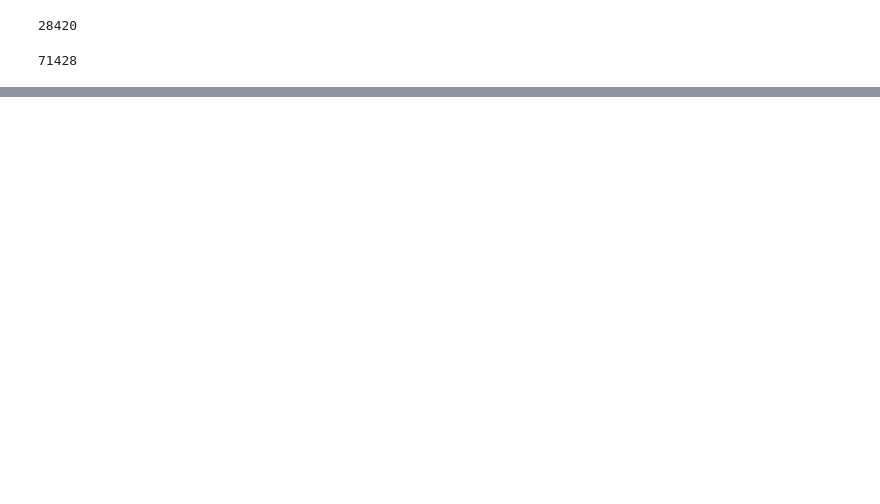
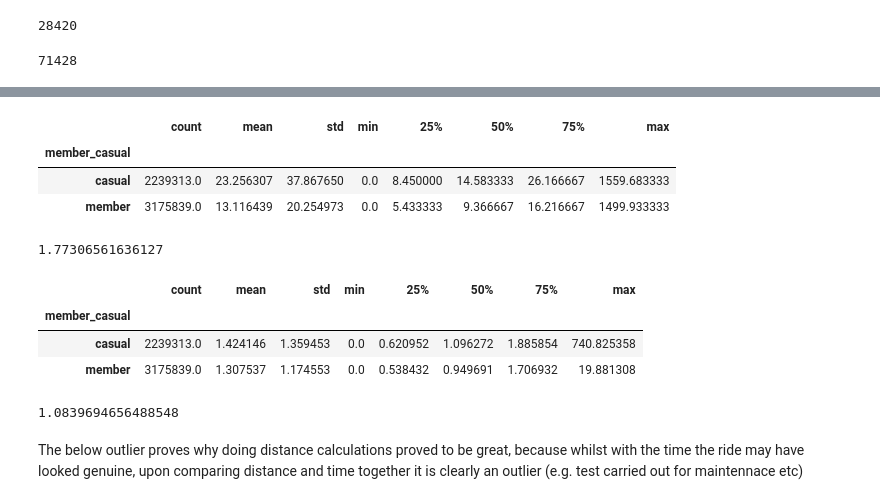
Before and after one commit to Coded123/Google_Data_Analytics_Capstone, a Jupyter notebook: cyclistic_bikeshare_project/cyclistic_bikeshare_analysis_ttm_2021_2022.ipynb, the cells around one changed output, grey strips where cells are left out. Drawn from its saved outputs; the diff is of its cells as text; code cells hidden in the pictures; blank space fills up the shorter version.

Commit message:
some analysis carried out

```diff
--- a/cyclistic_bikeshare_project/cyclistic_bikeshare_analysis_ttm_2021_2022.ipynb
+++ b/cyclistic_bikeshare_project/cyclistic_bikeshare_analysis_ttm_2021_2022.ipynb
@@ -194,0 +188,31 @@ bike_share
+# %%
+#groupby member/casual
+mc_grp = bike_share.groupby('member_casual')
+# %%
+#apply groupby on the ride length and get some descriptive statistics
+mc_grp['ride_length_mins'].describe()
+# %% [output]
+|  | count | mean | std | min | 25% | 50% | 75% | max |
+| member_casual |  |  |  |  |  |  |  |  |
+| casual | 2239313.0 | 23.256307 | 37.867650 | 0.0 | 8.450000 | 14.583333 | 26.166667 | 1559.683333 |
+| member | 3175839.0 | 13.116439 | 20.254973 | 0.0 | 5.433333 | 9.366667 | 16.216667 | 1499.933333 |
+# %%
+# average ride length of casual/member = 1.77 longer
+23.256307/13.116439
+# %% [output]
+1.77306561636127
+# %%
+#apply groupby on the ride distance and get some descriptive statistics
+mc_grp['journey_distance_miles'].describe()
+# %% [output]
+|  | count | mean | std | min | 25% | 50% | 75% | max |
+| member_casual |  |  |  |  |  |  |  |  |
+| casual | 2239313.0 | 1.424146 | 1.359453 | 0.0 | 0.620952 | 1.096272 | 1.885854 | 740.825358 |
+| member | 3175839.0 | 1.307537 | 1.174553 | 0.0 | 0.538432 | 0.949691 | 1.706932 | 19.881308 |
+# %%
+#On average, casual riders ride 10% longer distance than members, the max value seems to be an outlier
+1.42/1.31
+# %% [output]
+1.0839694656488548
+# %% [markdown]
+The below outlier proves why doing distance calculations proved to be great, because whilst with the time the ride may have looked genuine, upon comparing distance and time together it is clearly an outlier (e.g. test carried out for maintennace etc)
```
Also changed, not shown: parts of 8 cells of this notebook.
